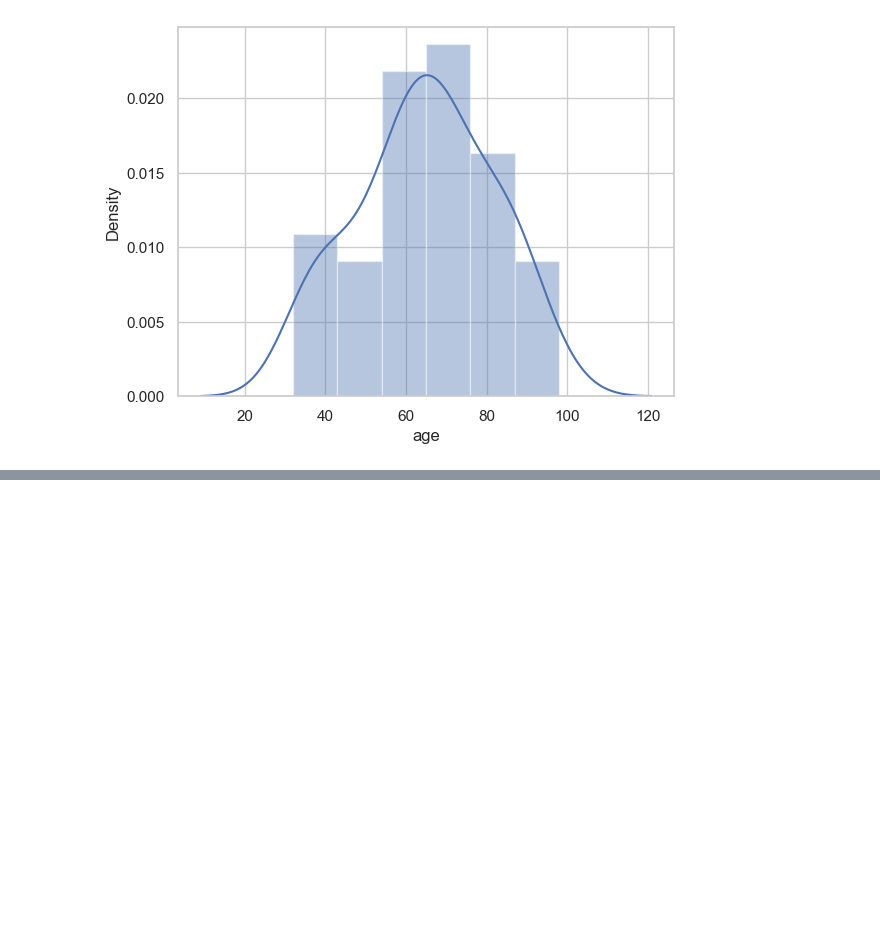
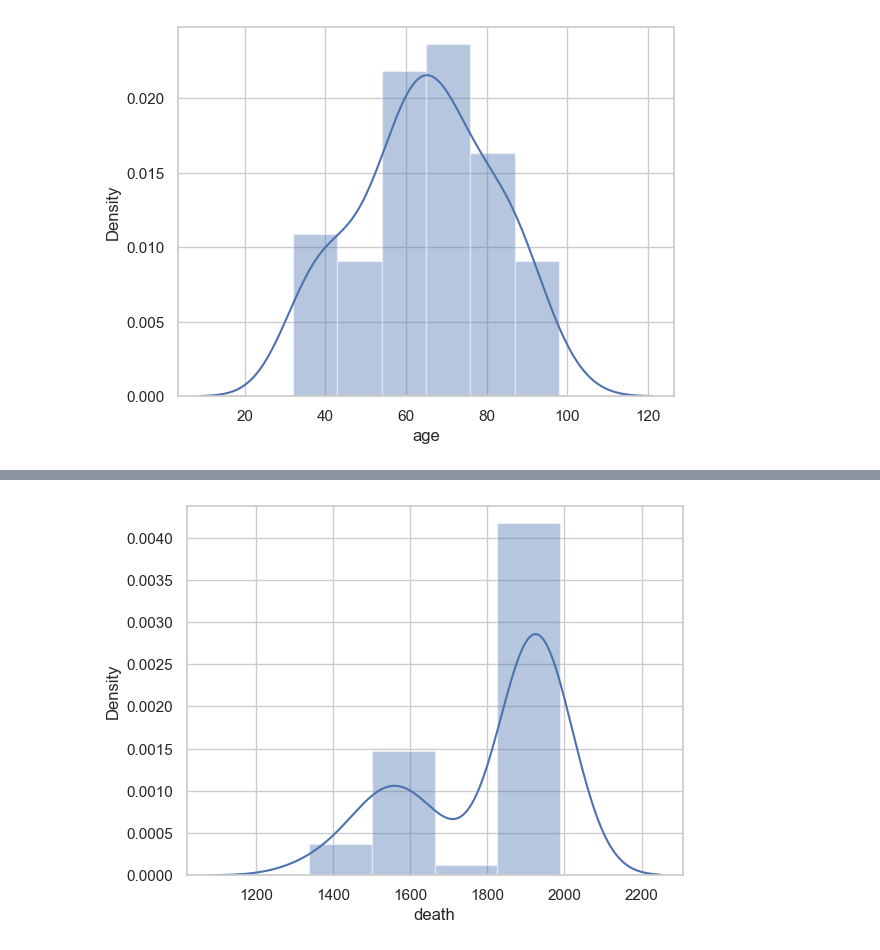
Before and after one commit to pooyanosk1382/BestArt, a Jupyter notebook: BestArt.ipynb, the cells around one changed output, grey strips where cells are left out. Saved outputs shown, nothing was run; the diff lists cells and outputs as text; code cells hidden in the pictures; blank space fills up the shorter version.

```diff
--- a/BestArt.ipynb
+++ b/BestArt.ipynb
@@ -343,0 +377,5 @@ plt.show()
+# %%
+ax = sns.distplot(df['death'])
+plt.show()
+# %% [output]
+[figure, added]
```
Also changed, not shown: parts of 5 cells of this notebook.
